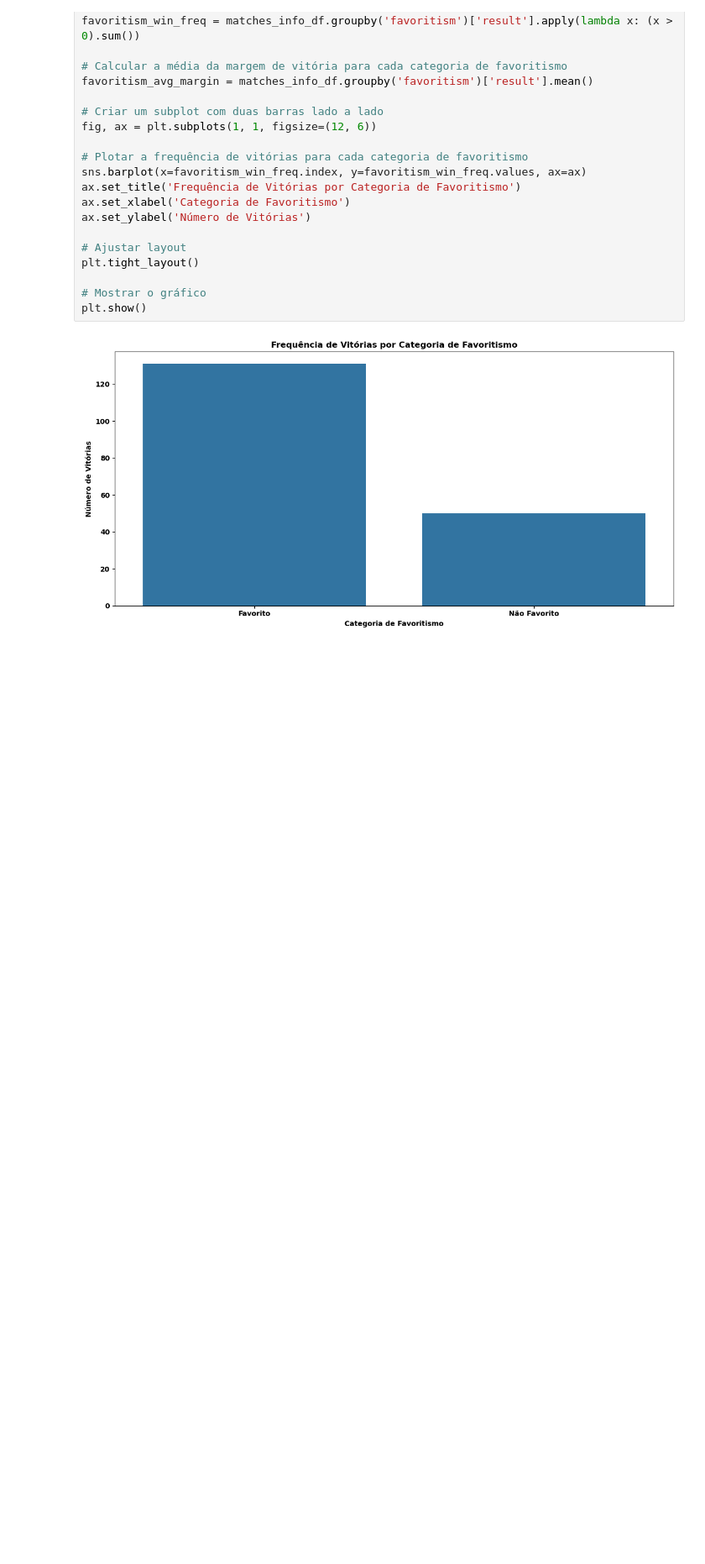
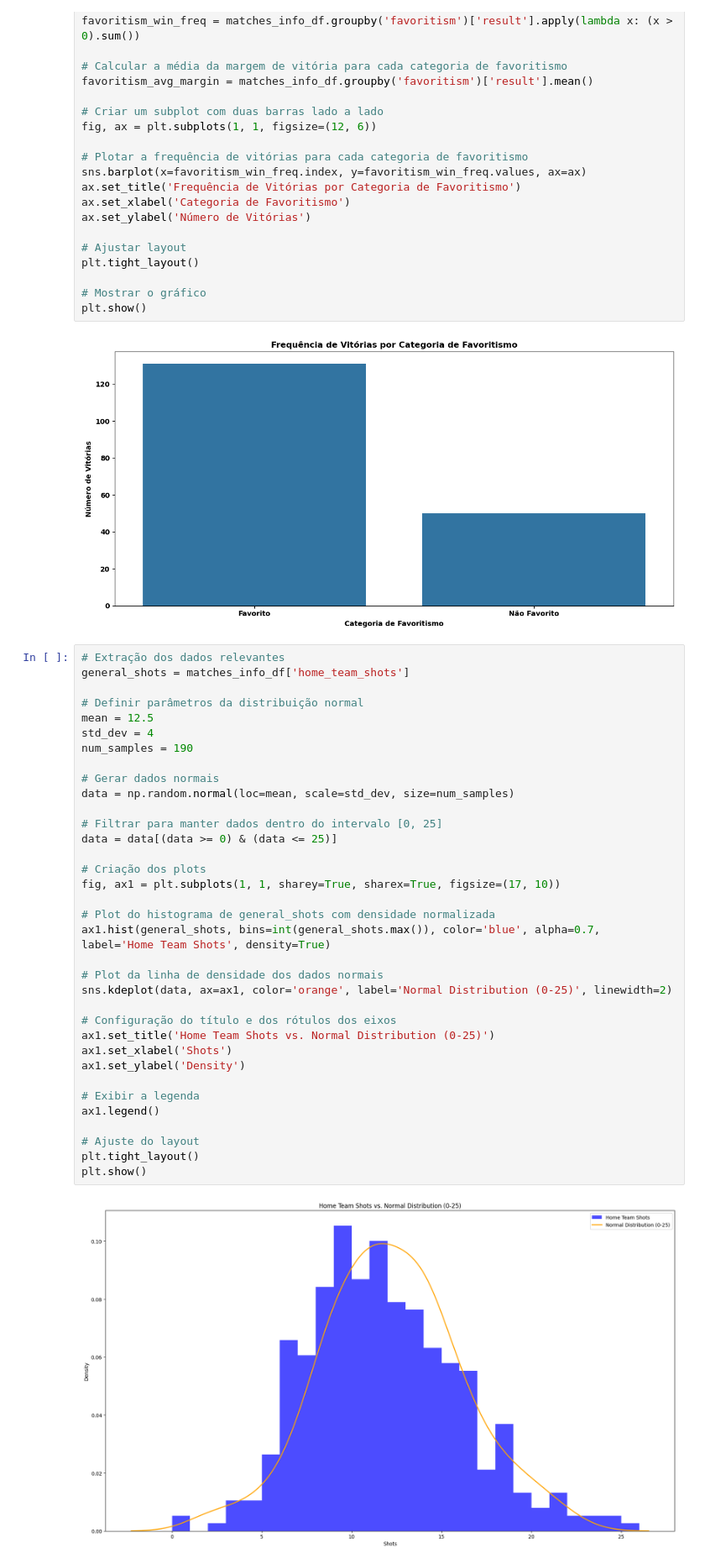
Before and after one commit to gabrielaragao01/Data-Science-Project, a Jupyter notebook: code/hipotesys_test/test_hypotesys_test.ipynb, the cells around one changed output. Shown: that part at 84% size. Drawn from its saved outputs; the diff is of its cells as text; blank space fills up the shorter version.

```diff
--- a/code/hipotesys_test/test_hypotesys_test.ipynb
+++ b/code/hipotesys_test/test_hypotesys_test.ipynb
@@ -410,3 +408,40 @@ plt.tight_layout()
 plt.show()
 # %% [output]
 [figure]
+# %%
+# Extração dos dados relevantes
+general_shots = matches_info_df['home_team_shots']
+
+# Definir parâmetros da distribuição normal
+mean = 12.5
+std_dev = 4
+num_samples = 190
+
+# Gerar dados normais
+data = np.random.normal(loc=mean, scale=std_dev, size=num_samples)
+
+# Filtrar para manter dados dentro do intervalo [0, 25]
+data = data[(data >= 0) & (data <= 25)]
+
+# Criação dos plots
+fig, ax1 = plt.subplots(1, 1, sharey=True, sharex=True, figsize=(17, 10))
+
+# Plot do histograma de general_shots com densidade normalizada
+ax1.hist(general_shots, bins=int(general_shots.max()), color='blue', alpha=0.7, label='Home Team Shots', density=True)
+
+# Plot da linha de densidade dos dados normais
+sns.kdeplot(data, ax=ax1, color='orange', label='Normal Distribution (0-25)', linewidth=2)
+
+# Configuração do título e dos rótulos dos eixos
+ax1.set_title('Home Team Shots vs. Normal Distribution (0-25)')
+ax1.set_xlabel('Shots')
+ax1.set_ylabel('Density')
+
+# Exibir a legenda
+ax1.legend()
+
+# Ajuste do layout
+plt.tight_layout()
+plt.show()
+# %% [output]
+[figure, added]
```
Also changed, not shown: parts of 10 cells of this notebook, 5 other files.
